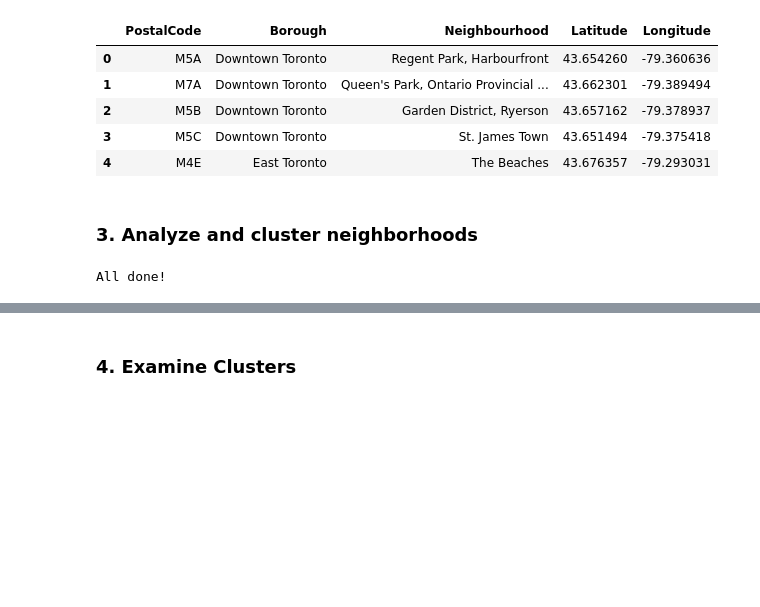
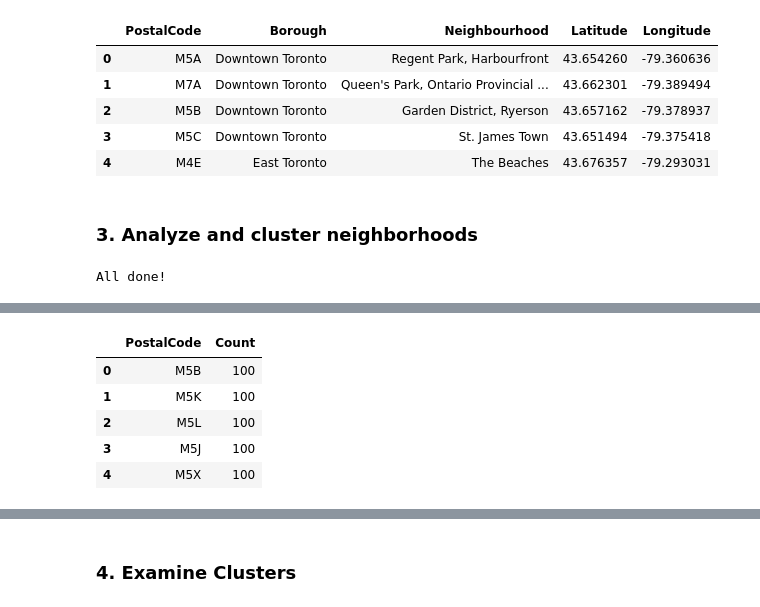
Before and after one commit to DJ3D/Coursera_Capstone, a Jupyter notebook: Toronto_Neighborhoods.ipynb, the cells around one changed output, grey strips where cells are left out. Saved outputs shown, nothing was run; the diff lists cells and outputs as text; code cells hidden in the pictures; blank space fills up the shorter version.

Commit message:
adding postal code count to exclude codes with too few venues

```diff
--- a/Toronto_Neighborhoods.ipynb
+++ b/Toronto_Neighborhoods.ipynb
@@ -191,3 +189,14 @@ toronto_grouped.head()
+# %%
+postal_code_counts = toronto_onehot.PostalCode.value_counts().reset_index()
+postal_code_counts.columns = ['PostalCode', 'Count']
+postal_code_counts.head()
+# %% [output]
+|  | PostalCode | Count |
+| 0 | M5B | 100 |
+| 1 | M5K | 100 |
+| 2 | M5L | 100 |
+| 3 | M5J | 100 |
+| 4 | M5X | 100 |
 # %%
 # define function to sort venue type by frequency of occurence
 def return_most_common_venues(row, num_top_venues):
```
Also changed, not shown: parts of 8 cells of this notebook.
